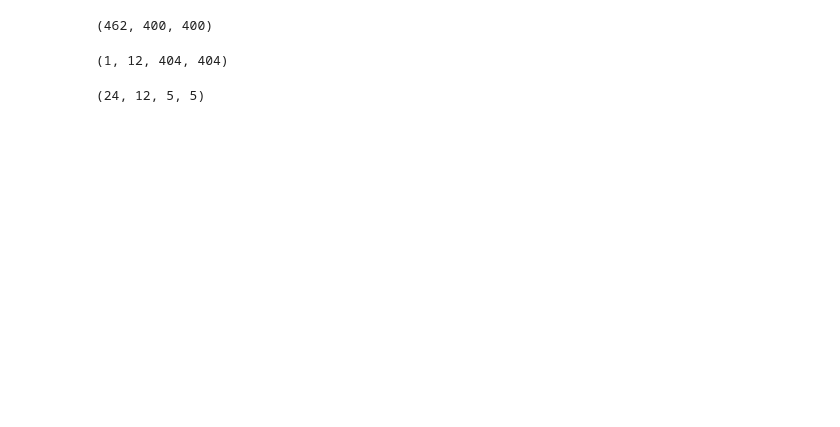
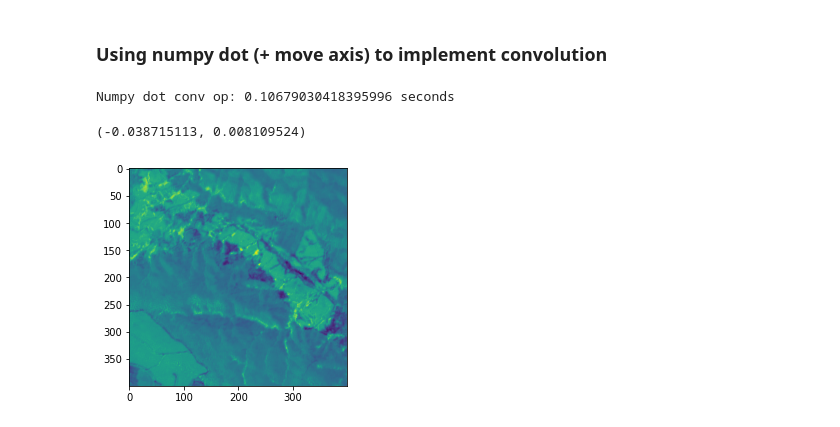
Before and after one commit to ANU-WALD/sat_decomp, a Jupyter notebook: np_pytorch_inference.ipynb, the cells around one changed output. Drawn from its saved outputs; the diff is of its cells as text; code cells hidden in the pictures; blank space fills up the shorter version.

```diff
--- a/np_pytorch_inference.ipynb
+++ b/np_pytorch_inference.ipynb
@@ -56,39 +87,29 @@ AAA (1, 400, 400, 24)
-# %%
-import torch
-import torch.nn as nn
-
-device = torch.device("cpu")
-
-class AE(nn.Module):
-    def __init__(self, n_comps, n_coeffs):
-        super(AE, self).__init__()
-        self.n_coeffs = n_coeffs
-        self.n_comps = n_comps
-        self.D = nn.Linear(1, self.n_comps*404*404, bias=False)
-        self.conv1 = nn.Conv2d(self.n_comps, 2*self.n_comps, kernel_size=5, bias=False)
-        self.coeffs = nn.Linear(1, 2*self.n_comps*self.n_coeffs, bias=False)
-
-    def forward(self, x):
-        base = self.D(x)
-        conv1 =  torch.tanh(self.conv1(base.reshape(1, self.n_comps, 404, 404)))
-        coeffs = self.coeffs(x).view(2*self.n_comps, self.n_coeffs)
-        return torch.einsum('ik,kj->ji', conv1.view(400*400, 2*self.n_comps), coeffs)
-
-net = torch.load("05_05_net.pt", map_location='cpu')
-net.eval()
-input = torch.ones(1, device=device)
-stack = net(input).cpu().detach().numpy().reshape(-1,400,400)
-
-stack.shape
-# %% [output]
-(462, 400, 400)
-# %%
-base = net.D.weight.detach().numpy().reshape(1,12,404,404)
-base.shape
-# %% [output]
-(1, 12, 404, 404)
-# %%
-ker = net.conv1.weight.detach().numpy()
-ker.shape
-# %% [output]
-(24, 12, 5, 5)
+# %% [markdown]
+### Using numpy dot (+ move axis) to implement convolution
+# %%
+def conv2d(a, b):
+    a = as_strided(a,(len(a),a.shape[1]-len(b)+1,a.shape[2]-b.shape[1]+1,len(b),
+                      b.shape[1],a.shape[3]),a.strides[:3]+a.strides[1:])
+
+    return np.tensordot(a, b, axes=3)
+
+
+start = time.time()
+base = np.moveaxis(base,1,-1)
+ker = np.moveaxis(ker,1,-1)
+ker = np.moveaxis(ker,0,-1)
+conv1_dot = conv2d(base, ker)
+print(f"Numpy dot conv op: {time.time()-start} seconds")
+
+# Regenerate tensors
+base = net.D.weight.detach().numpy().reshape(1,12,404,404)
+ker = net.conv1.weight.detach().numpy()
+
+plt.imshow(conv1_dot[0,:,:,0])
+
+# Ref values
+conv1_dot[0,200,200,0], conv1_dot[0,200,200,12]
+# %% [output]
+Numpy dot conv op: 0.10679030418395996 seconds
+(-0.038715113, 0.008109524)
+[figure, added]
```
Also changed, not shown: parts of 14 cells of this notebook.
